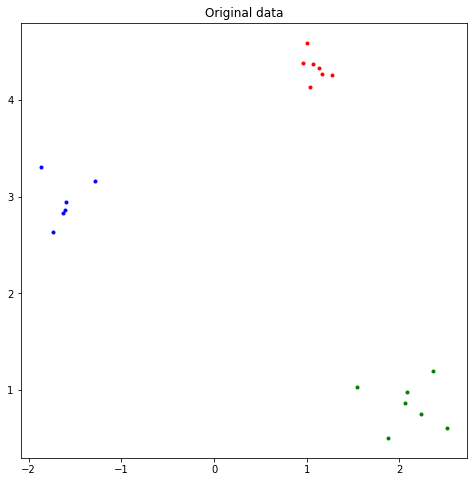
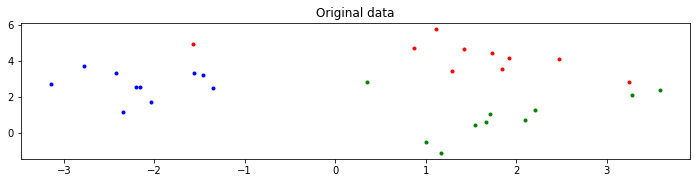
Code edit (unified diff) that turned the first committed figure into the second:
--- before
+++ after
@@ -1,5 +1,10 @@
-X1, y1 = make_blobs(n_samples=20, centers=3, n_features=2, cluster_std=0.2, random_state=0)
+# After walking through this once, try changing:
+#    1. the number of sample, which makes the clusters less dependent on a single outlier
+#    2. the cluster_std, which adds noise making the clusters less defined
+#    3. the random_state, to see what happens in slightly different settings
 
-plt.figure(1, (8, 8))
+X1, y1 = make_blobs(n_samples=30, centers=3, n_features=2, cluster_std=1, random_state=0)
+
+plt.figure(1, (12, 2.5))
 colors = ["red", "green", "blue"]
 

Commit: Finish kmeans_gmm demo